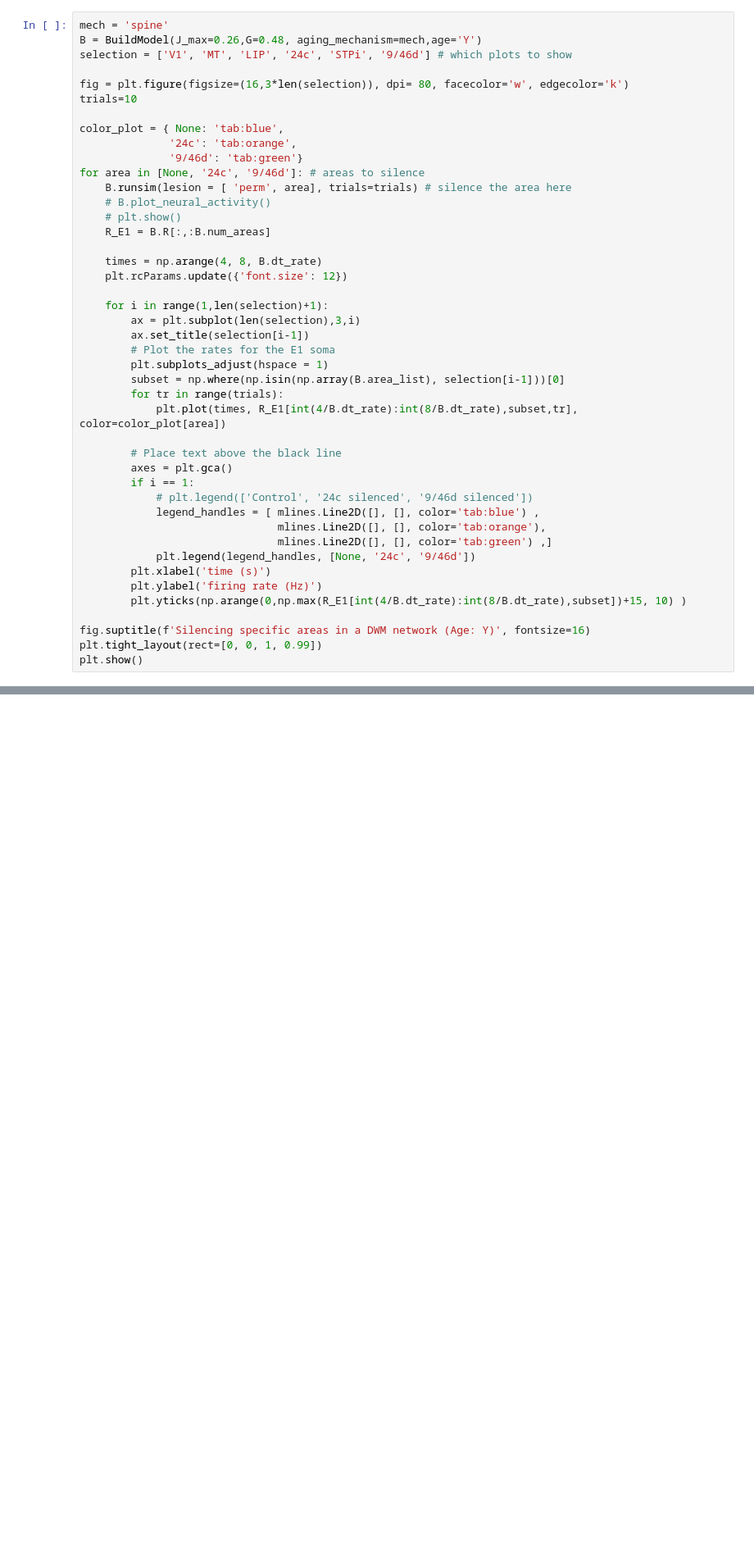
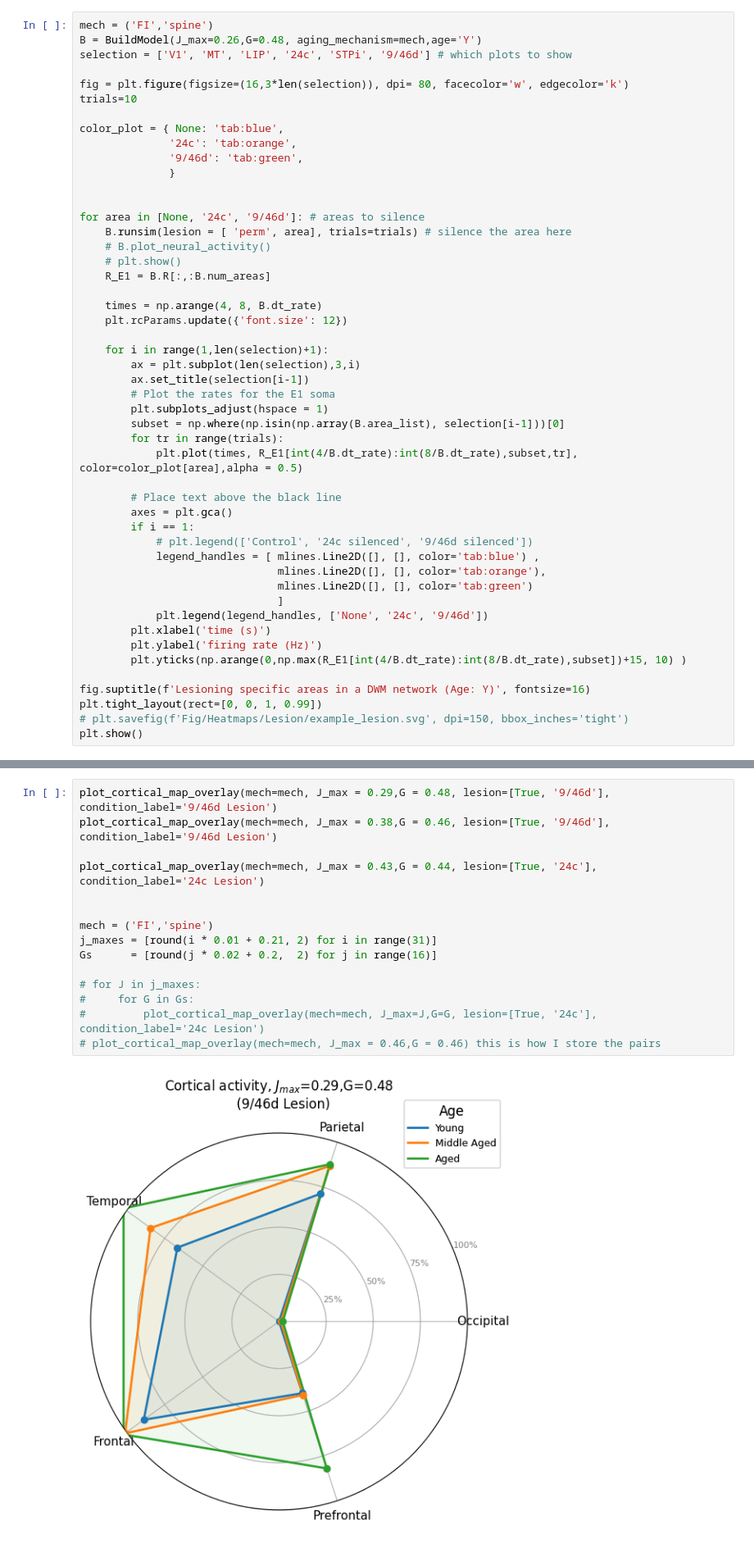
Before and after one commit to Davide537/Mathematical-Models, a Jupyter notebook: WM Model/Aging model.ipynb, the cells around one changed output, grey strips where cells are left out. Shown at 82% size. Drawn from its saved outputs; the diff is of its cells as text; blank space fills up the shorter version.

```diff
--- a/WM Model/Aging model.ipynb
+++ b/WM Model/Aging model.ipynb
@@ -1546,5 +1529,5 @@ plt.show()
 # %%
-mech = 'spine'
+mech = ('FI','spine')
 B = BuildModel(J_max=0.26,G=0.48, aging_mechanism=mech,age='Y')
 selection = ['V1', 'MT', 'LIP', '24c', 'STPi', '9/46d'] # which plots to show
 
@@ -1553,7 +1536,10 @@ trials=10
 
 color_plot = { None: 'tab:blue',
               '24c': 'tab:orange',
-              '9/46d': 'tab:green'}
+              '9/46d': 'tab:green',
+              }
+
+
 for area in [None, '24c', '9/46d']: # areas to silence
     B.runsim(lesion = [ 'perm', area], trials=trials) # silence the area here
     # B.plot_neural_activity()
@@ -1570,7 +1556,7 @@ for area in [None, '24c', '9/46d']: # areas to silence
         plt.subplots_adjust(hspace = 1)
         subset = np.where(np.isin(np.array(B.area_list), selection[i-1]))[0]
         for tr in range(trials):
-            plt.plot(times, R_E1[int(4/B.dt_rate):int(8/B.dt_rate),subset,tr], color=color_plot[area])
+            plt.plot(times, R_E1[int(4/B.dt_rate):int(8/B.dt_rate),subset,tr], color=color_plot[area],alpha = 0.5)
 
         # Place text above the black line
         axes = plt.gca()
@@ -1578,12 +1564,14 @@ for area in [None, '24c', '9/46d']: # areas to silence
             # plt.legend(['Control', '24c silenced', '9/46d silenced'])
             legend_handles = [ mlines.Line2D([], [], color='tab:blue') ,
                                mlines.Line2D([], [], color='tab:orange'),
-                               mlines.Line2D([], [], color='tab:green') ,]
-            plt.legend(legend_handles, [None, '24c', '9/46d'])
+                               mlines.Line2D([], [], color='tab:green')
+                               ]
+            plt.legend(legend_handles, ['None', '24c', '9/46d'])
         plt.xlabel('time (s)')
         plt.ylabel('firing rate (Hz)')
         plt.yticks(np.arange(0,np.max(R_E1[int(4/B.dt_rate):int(8/B.dt_rate),subset])+15, 10) )
 
-fig.suptitle(f'Silencing specific areas in a DWM network (Age: Y)', fontsize=16)
+fig.suptitle(f'Lesioning specific areas in a DWM network (Age: Y)', fontsize=16)
 plt.tight_layout(rect=[0, 0, 1, 0.99])
+# plt.savefig(f'Fig/Heatmaps/Lesion/example_lesion.svg', dpi=150, bbox_inches='tight')
 plt.show()
@@ -1631,0 +1609,17 @@ Plot_Heatmaps(mech=mech, metric='std', lesion=[True, '24c'], condition_label='24
+# %%
+plot_cortical_map_overlay(mech=mech, J_max = 0.29,G = 0.48, lesion=[True, '9/46d'], condition_label='9/46d Lesion')
+plot_cortical_map_overlay(mech=mech, J_max = 0.38,G = 0.46, lesion=[True, '9/46d'], condition_label='9/46d Lesion')
+
+plot_cortical_map_overlay(mech=mech, J_max = 0.43,G = 0.44, lesion=[True, '24c'], condition_label='24c Lesion')
+
+
+mech = ('FI','spine')
+j_maxes = [round(i * 0.01 + 0.21, 2) for i in range(31)]
+Gs      = [round(j * 0.02 + 0.2,  2) for j in range(16)]
+
+# for J in j_maxes:
+#     for G in Gs:
+#         plot_cortical_map_overlay(mech=mech, J_max=J,G=G, lesion=[True, '24c'], condition_label='24c Lesion')
+# plot_cortical_map_overlay(mech=mech, J_max = 0.46,G = 0.46) this is how I store the pairs
+# %% [output]
+[figure, added]
```
Also changed, not shown: parts of 13 cells of this notebook, 25 other files.
